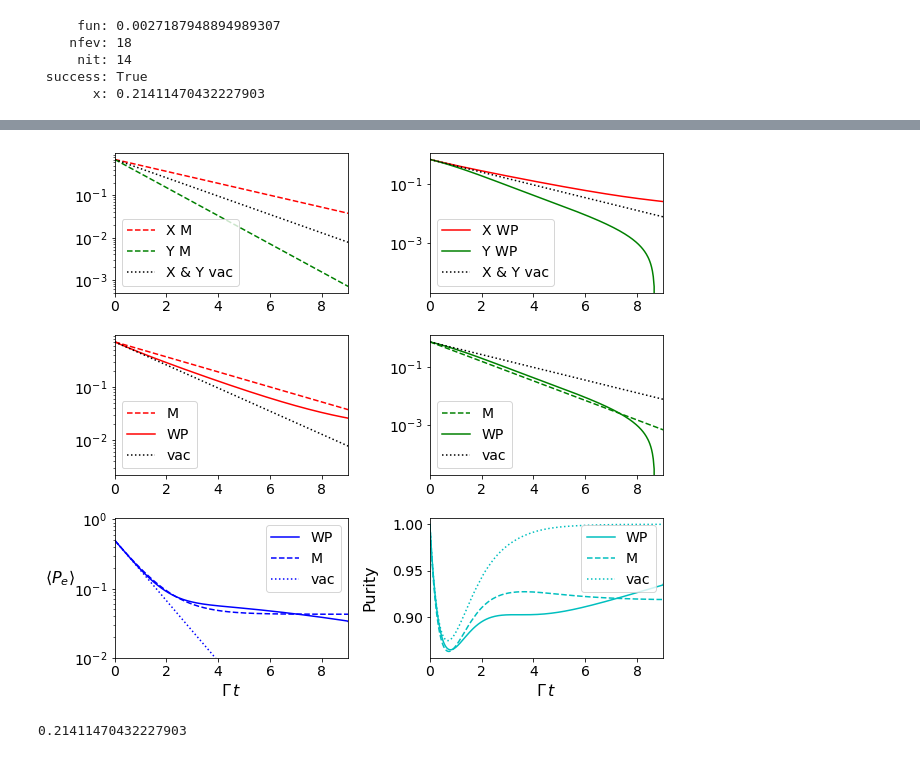
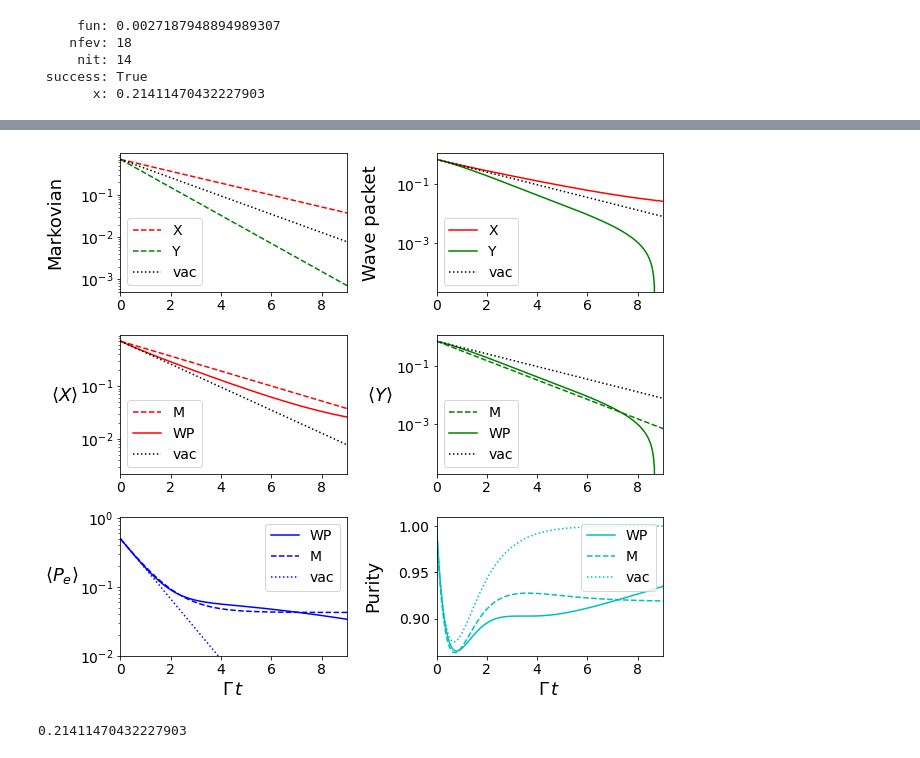
Before and after one commit to CQuIC/pysme, a Jupyter notebook: notebooks/purity-example.ipynb, the cells around one changed output, grey strips where cells are left out. Cells and saved outputs as stored; diff of their text form; code cells hidden in the pictures.

```diff
--- a/notebooks/purity-example.ipynb
+++ b/notebooks/purity-example.ipynb
@@ -354,7 +211,7 @@ axs[0,1].semilogy(times[startz:endz], vac_soln.get_expectations(sigy)[startz:end
 # %%
 SMALL_SIZE = 14
-MEDIUM_SIZE = 16
-BIGGER_SIZE = 18
+MEDIUM_SIZE = 18
+BIGGER_SIZE = 20
 
 plt.rc('font', size=SMALL_SIZE)          # controls default text sizes
 plt.rc('axes', titlesize=SMALL_SIZE)     # fontsize of the axes title
@@ -682,80 +538,77 @@ f3_ax2.legend()
 
 fig, axs = plt.subplots(nrows=3,ncols=2, figsize=(9, 8), sharey=False)
 
-axs[0,0].semilogy(times, markov_soln.get_expectations(sigx), label='X M',linestyle='--',color='r')
-axs[0,0].semilogy(times, markov_soln.get_expectations(sigy), label='Y M',linestyle='--',color='g')
-axs[0,0].semilogy(times, vac_soln.get_expectations(sigy), label='X & Y vac',linestyle=':',color='k')
+axs[0,0].semilogy(lt_pur_dat['times'], lt_pur_dat['xm'], label='X',linestyle='--',color='r')
+axs[0,0].semilogy(lt_pur_dat['times'], lt_pur_dat['ym'], label='Y',linestyle='--',color='g')
+axs[0,0].semilogy(lt_pur_dat['times'], lt_pur_dat['vac_x'], label='vac',linestyle=':',color='k')
 #axs[1].set_ylabel(r'$\langle Y \rangle$',rotation=0,labelpad=14)
-#axs[0,0].set_title('Markovian')
+axs[0,0].set_ylabel(r'Markovian',labelpad=16)
 axs[0,0].set_xlim([0,9])
+#axs[0,0].set_ylim([4e-1,7.2e-1])
 axs[0,0].legend()
-axs[0,1].semilogy(times, solns.get_expectations(sigx, vac_rho(n_max)), label='X WP',linestyle='-',color='r')
-axs[0,1].semilogy(times, solns.get_expectations(sigy, vac_rho(n_max)), label='Y WP',linestyle='-',color='g')
-axs[0,1].semilogy(times, vac_soln.get_expectations(sigx), label='X & Y vac',linestyle=':',color='k')
+axs[0,1].semilogy(lt_pur_dat['times'], lt_pur_dat['xwp'], label='X',linestyle='-',color='r')
+axs[0,1].semilogy(lt_pur_dat['times'], lt_pur_dat['ywp'], label='Y',linestyle='-',color='g')
+axs[0,1].semilogy(lt_pur_dat['times'], lt_pur_dat['vac_x'], label='vac',linestyle=':',color='k')
+axs[0,1].set_ylabel(r'Wave packet',labelpad=16)
 axs[0,1].set_xlim([0,9])
 #axs[0].set_ylabel(r'',rotation=0,labelpad=14)
 #axs[0,1].set_ylim([4e-1,7.2e-1])
 #axs[0,1].set_title('Wave packet')
 axs[0,1].legend()
 
 
 
-axs[1,1].semilogy(times, markov_soln.get_expectations(sigy), label='M',linestyle='--',color='g')
-axs[1,1].semilogy(times, solns.get_expectations(sigy, vac_rho(n_max)), label='WP',linestyle='-',color='g')
-axs[1,1].semilogy(times, vac_soln.get_expectations(sigy), label='vac',linestyle=':',color='k')
-# axs[1,1].set_ylabel(r'$\langle Y \rangle$',rotation=0,labelpad=14)
-# axs[1,1].set_ylim([4e-1,7.2e-1])
+axs[1,1].semilogy(lt_pur_dat['times'], lt_pur_dat['ym'], label='M',linestyle='--',color='g')
+axs[1,1].semilogy(lt_pur_dat['times'], lt_pur_dat['ywp'], label='WP',linestyle='-',color='g')
+axs[1,1].semilogy(lt_pur_dat['times'], lt_pur_dat['vac_x'], label='vac',linestyle=':',color='k')
+axs[1,1].set_ylabel(r'$\langle Y \rangle$',rotation=0,labelpad=16)
+#axs[1,1].set_ylim([4e-1,7.2e-1])
 axs[1,1].set_xlim([0,9])
 axs[1,1].legend()
-axs[1,0].semilogy(times, markov_soln.get_expectations(sigx), label='M',linestyle='--',color='r')
-axs[1,0].semilogy(times, solns.get_expectations(sigx, vac_rho(n_max)), label='WP',linestyle='-',color='r')
-axs[1,0].semilogy(times, vac_soln.get_expectations(sigx), label='vac',linestyle=':',color='k')
+axs[1,0].semilogy(lt_pur_dat['times'], lt_pur_dat['xm'], label='M',linestyle='--',color='r')
+axs[1,0].semilogy(lt_pur_dat['times'], lt_pur_dat['xwp'], label='WP',linestyle='-',color='r')
+axs[1,0].semilogy(lt_pur_dat['times'], lt_pur_dat['vac_x'], label='vac',linestyle=':',color='k')
+axs[1,0].set_ylabel(r'$\langle X \rangle$',rotation=0,labelpad=16)
 axs[1,0].set_xlim([0,9])
-# axs[1,0].set_ylabel(r'$\langle X \rangle$',rotation=0,labelpad=14)
-# #axs[0,1].set_ylim([4e-1,7.2e-1])
-# #axs[0].set_yticks(minor=True)
+#axs[1,0].set_ylim([4e-1,7.2e-1])
+#axs[0].set_yticks(minor=True)
 axs[1,0].legend()
 
 
 
-# # asdf
+rwp_plot = np.round(lt_pur_dat['r_val_wp'],3)
+rbb_plot = np.round(lt_pur_dat['r_val_bb'],3)
 
-
-
-
-# rwp_plot = np.round(r_val_wp,3)
-# rbb_plot = np.round(r_val_bb,3)
-
-# #axs[2,0].plot(times, xi_rect(times,a=0, b=xi_len),label=r'$\xi(t)$',linestyle='--',color='k')
-axs[2,0].semilogy(times, (solns.get_expectations(sigz, vac_rho(n_max)) + 1)/2,label='WP',linestyle='-',color='b')
-axs[2,0].semilogy(times, (markov_soln.get_expectations(sigz) + 1)/2, label='M',linestyle='--',color='b')
-axs[2,0].semilogy(times, (vac_soln.get_expectations(sigz) + 1)/2, label='vac',linestyle=':',color='b')
-axs[2,0].set_xlim([0,9])
-# #axs[0].set_yscale('log')
+#axs[2,0].plot(times, xi_rect(times,a=0, b=xi_len),label=r'$\xi(t)$',linestyle='--',color='k')
+axs[2,0].semilogy(lt_pur_dat['times'], lt_pur_dat['Pewp'],label='WP',linestyle='-',color='b')
+axs[2,0].semilogy(lt_pur_dat['times'], lt_pur_dat['Pem'], label='M',linestyle='--',color='b')
+axs[2,0].semilogy(lt_pur_dat['times'], lt_pur_dat['Pevac'], label='vac',linestyle=':',color='b')
+#axs[0].set_yscale('log')
+axs[2,0].set_xlim(0.0, 9)
 axs[2,0].set_ylim(1e-2, 1.05)
-axs[2,0].set_ylabel(r'$\langle P_e \rangle $',rotation=0,labelpad=14)
+axs[2,0].set_ylabel(r'$\langle P_e \rangle $',rotation=0,labelpad=18)
 axs[2,0].set_xlabel(r'$\Gamma\, t $')
 axs[2,0].legend()
 
-# #axs[2,1].plot(times, solns.get_purities(vac_rho(n_max)),label='WP r =' + str(rwp_plot),linestyle='-',color='c')
-axs[2,1].plot(times, solns.get_purities(vac_rho(n_max)),label='WP',linestyle='-',color='c')
-axs[2,1].plot(times, markov_soln.get_purities(),label='M', linestyle='--',color='c')
-axs[2,1].plot(times, vac_soln.get_purities(),label='vac',linestyle=':',color='c')
-axs[2,1].set_xlim([0,9])
-# #f3_ax2.set_yscale('log')
-# axs[2,1].set_xlim(0.0, 4.025)
-# axs[2,1].set_ylim(0.85, 1.01)
+#axs[2,1].plot(times, solns.get_purities(vac_rho(n_max)),label='WP r =' + str(rwp_plot),linestyle='-',color='c')
+#axs[2,1].plot(times, markov_soln.get_purities(),label='Markov r = ' + str(rbb_plot), linestyle='--',color='c')
+axs[2,1].plot(lt_pur_dat['times'], lt_pur_dat['Puritywp'],label='WP',linestyle='-',color='c')
+axs[2,1].plot(lt_pur_dat['times'], lt_pur_dat['Puritym'],label='M', linestyle='--',color='c')
+axs[2,1].plot(lt_pur_dat['times'], lt_pur_dat['Purityvac'],label='vac',linestyle=':',color='c')
+#f3_ax2.set_yscale('log')
+axs[2,1].set_xlim(0.0, 9)
+axs[2,1].set_ylim(0.86, 1.01)
 axs[2,1].set_xlabel(r'$\Gamma\, t $')
-axs[2,1].set_ylabel(r'Purity',labelpad=14)
-axs[2,1].legend()#loc='upper left')
+axs[2,1].set_ylabel(r'Purity',labelpad=16)
+axs[2,1].legend(loc='upper right')
 
 
 plt.tight_layout()
 
 name='wp_v_markov_cmp_exitation'
-plt.savefig(name+'.pdf',bbox_inches = 'tight', pad_inches = 0.02)
+plt.savefig(name+'.pdf',bbox_inches = 'tight', pad_inches = 0.01)
 # %% [output]
-[figure, old version]
+[figure, new version]
 # %%
 r_val_bb
 # %% [output]
```
Also changed, not shown: parts of 17 cells of this notebook, 1 other file.
